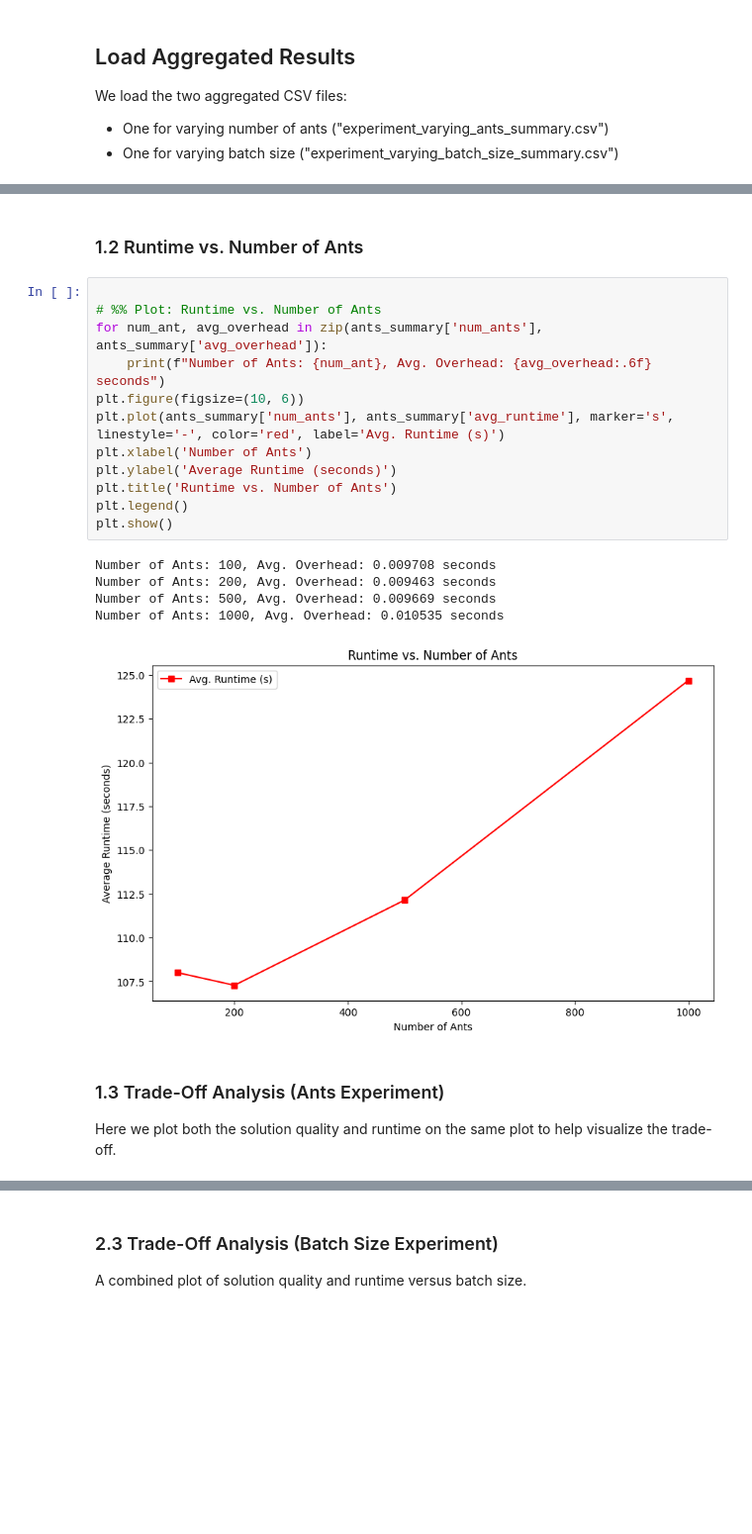
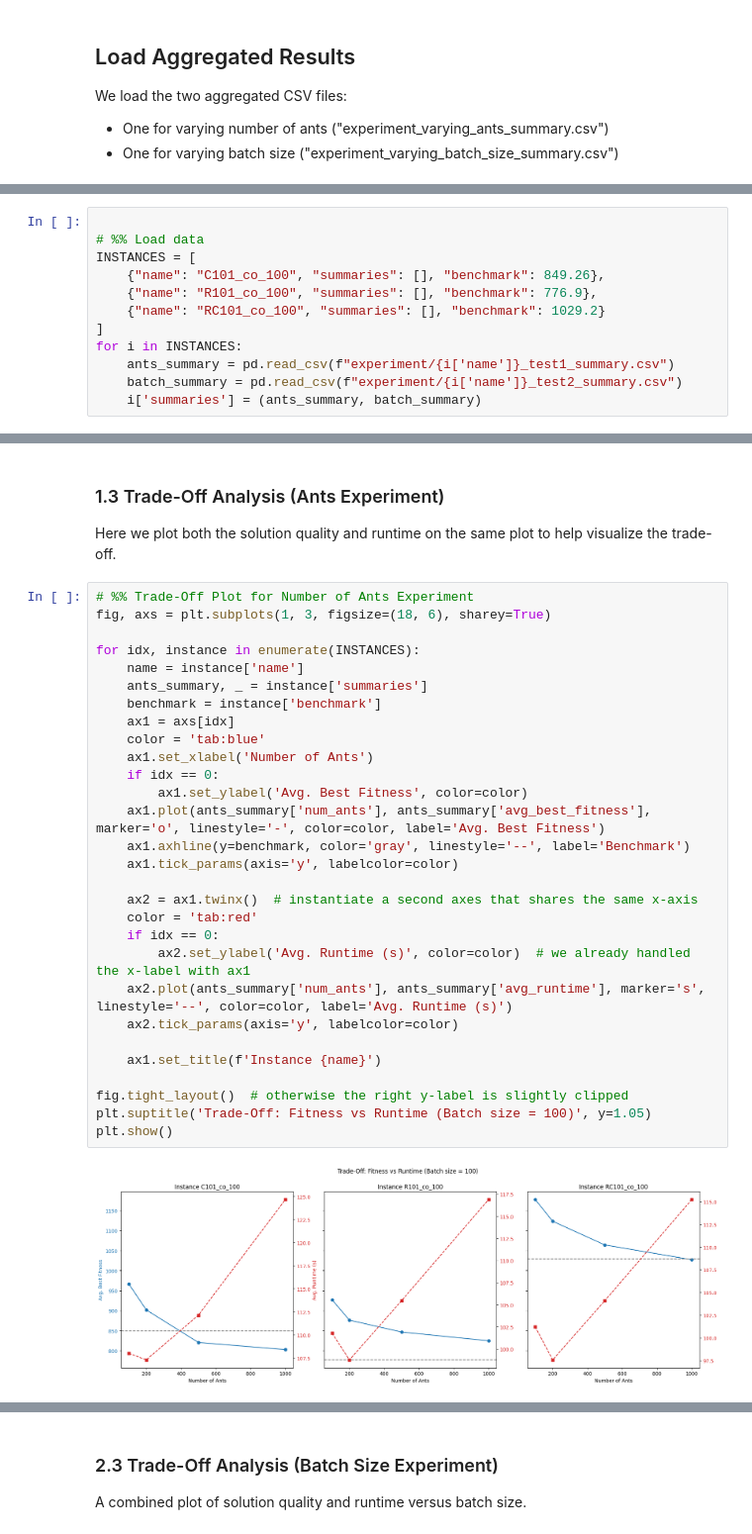
Before and after one commit to chauanphu/routing-PL, a Jupyter notebook: notebooks/analysis.ipynb, the cells around one changed output, grey strips where cells are left out. Shown: that part at 99% size. Drawn from its saved outputs; the diff is of its cells as text; blank space fills up the shorter version.

Commit message:
implement sequential test

```diff
--- a/notebooks/analysis.ipynb
+++ b/notebooks/analysis.ipynb
@@ -46,2 +22,14 @@ Ants Experiment Summary:
+# %%
+
+# %% Load data
+INSTANCES = [
+    {"name": "C101_co_100", "summaries": [], "benchmark": 849.26},
+    {"name": "R101_co_100", "summaries": [], "benchmark": 776.9},
+    {"name": "RC101_co_100", "summaries": [], "benchmark": 1029.2}
+]
+for i in INSTANCES:
+    ants_summary = pd.read_csv(f"experiment/{i['name']}_test1_summary.csv")
+    batch_summary = pd.read_csv(f"experiment/{i['name']}_test2_summary.csv")
+    i['summaries'] = (ants_summary, batch_summary)
 # %% [markdown]
 ## Experiment 1: Varying Number of Ants
@@ -62,23 +36,34 @@ plt.show()
-# %% [markdown]
-### 1.2 Runtime vs. Number of Ants
-# %%
-
-# %% Plot: Runtime vs. Number of Ants
-for num_ant, avg_overhead in zip(ants_summary['num_ants'], ants_summary['avg_overhead']):
-    print(f"Number of Ants: {num_ant}, Avg. Overhead: {avg_overhead:.6f} seconds")
-plt.figure(figsize=(10, 6))
-plt.plot(ants_summary['num_ants'], ants_summary['avg_runtime'], marker='s', linestyle='-', color='red', label='Avg. Runtime (s)')
-plt.xlabel('Number of Ants')
-plt.ylabel('Average Runtime (seconds)')
-plt.title('Runtime vs. Number of Ants')
-plt.legend()
-plt.show()
-# %% [output]
-Number of Ants: 100, Avg. Overhead: 0.009708 seconds
-Number of Ants: 200, Avg. Overhead: 0.009463 seconds
-Number of Ants: 500, Avg. Overhead: 0.009669 seconds
-Number of Ants: 1000, Avg. Overhead: 0.010535 seconds
-[figure, removed]
 # %% [markdown]
 ### 1.3 Trade-Off Analysis (Ants Experiment)
 Here we plot both the solution quality and runtime on the same plot to help visualize the trade-off.
+# %%
+# %% Trade-Off Plot for Number of Ants Experiment
+fig, axs = plt.subplots(1, 3, figsize=(18, 6), sharey=True)
+
+for idx, instance in enumerate(INSTANCES):
+    name = instance['name']
+    ants_summary, _ = instance['summaries']
+    benchmark = instance['benchmark']
+    ax1 = axs[idx]
+    color = 'tab:blue'
+    ax1.set_xlabel('Number of Ants')
+    if idx == 0:
+        ax1.set_ylabel('Avg. Best Fitness', color=color)
+    ax1.plot(ants_summary['num_ants'], ants_summary['avg_best_fitness'], marker='o', linestyle='-', color=color, label='Avg. Best Fitness')
+    ax1.axhline(y=benchmark, color='gray', linestyle='--', label='Benchmark')
+    ax1.tick_params(axis='y', labelcolor=color)
+
+    ax2 = ax1.twinx()  # instantiate a second axes that shares the same x-axis
+    color = 'tab:red'
+    if idx == 0:
+        ax2.set_ylabel('Avg. Runtime (s)', color=color)  # we already handled the x-label with ax1
+    ax2.plot(ants_summary['num_ants'], ants_summary['avg_runtime'], marker='s', linestyle='--', color=color, label='Avg. Runtime (s)')
+    ax2.tick_params(axis='y', labelcolor=color)
+
+    ax1.set_title(f'Instance {name}')
+
+fig.tight_layout()  # otherwise the right y-label is slightly clipped
+plt.suptitle('Trade-Off: Fitness vs Runtime (Batch size = 100)', y=1.05)
+plt.show()
+# %% [output]
+[figure, added]
```
Also changed, not shown: parts of 12 cells of this notebook, 4 other files.
